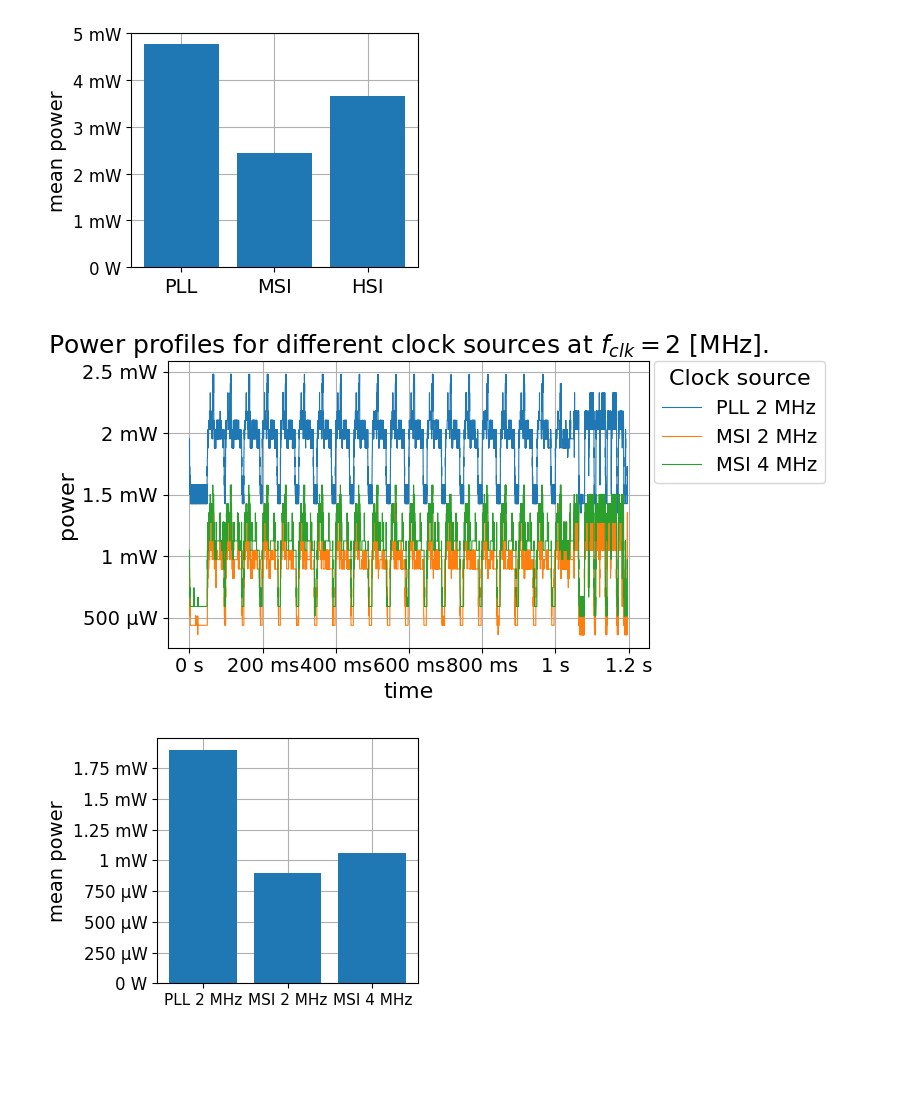
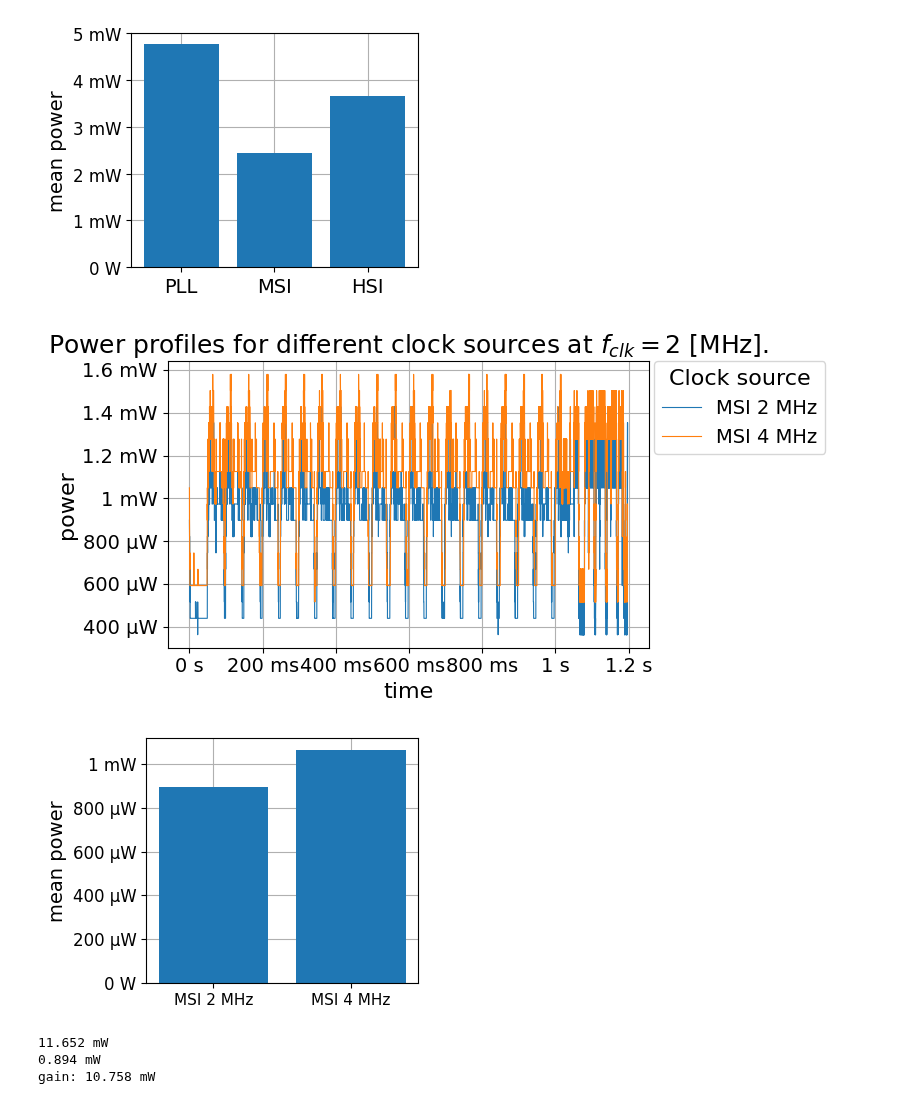
Before and after one commit to jucodavid/LELEC210X, a Jupyter notebook: mcu/report/frequency_reduction/Processing.ipynb, the cells around one changed output. Saved outputs shown, nothing was run; the diff lists cells and outputs as text; code cells hidden in the pictures; blank space fills up the shorter version.

```diff
--- a/mcu/report/frequency_reduction/Processing.ipynb
+++ b/mcu/report/frequency_reduction/Processing.ipynb
@@ -227,7 +235,7 @@ for i,pp in enumerate([pp2MSI2,pp2MSI4]):
     pp['CH1(V)'] = (3.3 - pp['CH1(V)']) * pp['CH1(V)'] / 68
     pp.rename(columns={'CH1(V)': 'CH1(W)'},inplace=True)
 
-pps2 = [pp2,pp2MSI2,pp2MSI4]
+pps2 = [pp2MSI2,pp2MSI4]
 
 npps2 = []
 for ind, pp in enumerate(pps2):
@@ -247,33 +255,40 @@ for ind, pp in enumerate(pps2):
 
 
     npp = pd.DataFrame(dtype=float)
     npp['t'] = time[:stop]
     npp['w'] = x[:stop].values
     npps2.append(npp)
     # plt.plot(npp['t'], npp['w'])
     # plt.xlim(0,1.2)
     # plt.show()
 
 times = [npp['t'] for npp in npps2]
 chs   = [npp['w'] for npp in npps2]
-labels = ["PLL 2 MHz", "MSI 2 MHz", "MSI 4 MHz"]
+labels = ["MSI 2 MHz", "MSI 4 MHz"]
 labels_title = "Clock source"
 title = "Power profiles for different clock sources at $f_{clk} = 2$ [MHz]."
 plot_pp(times,chs,labels,labels_title,title,'Export/pp2_clk_config.pdf')
 
 
 means2 = np.array([np.mean(npp['w']) for npp in npps2])
 plt.rcParams["figure.figsize"] = (4,3)
 plt.bar(labels, means2)
 plt.xticks(fontsize=11)
 plt.yticks(fontsize=12)
 plt.gca().yaxis.set_major_formatter(formatter_w)
 plt.ylabel('mean power',fontsize=14)
 plt.gca().set_axisbelow(True)
 plt.grid()
 plt.tight_layout()
 plt.savefig('Export/bar2.pdf')
 plt.show()
+
+print(f"{means[0]*1000:.3f} mW")
+print(f"{means2[0]*1000:.3f} mW")
+print(f"gain: {(means[0]-means2[0])*1000:.3f} mW")
 # %% [output]
-[figure, old version]
+[figure, new version]
-[figure, old version]
+[figure, new version]
+11.652 mW
+0.894 mW
+gain: 10.758 mW
```
Also changed, not shown: parts of 2 cells of this notebook, 15 other files.
